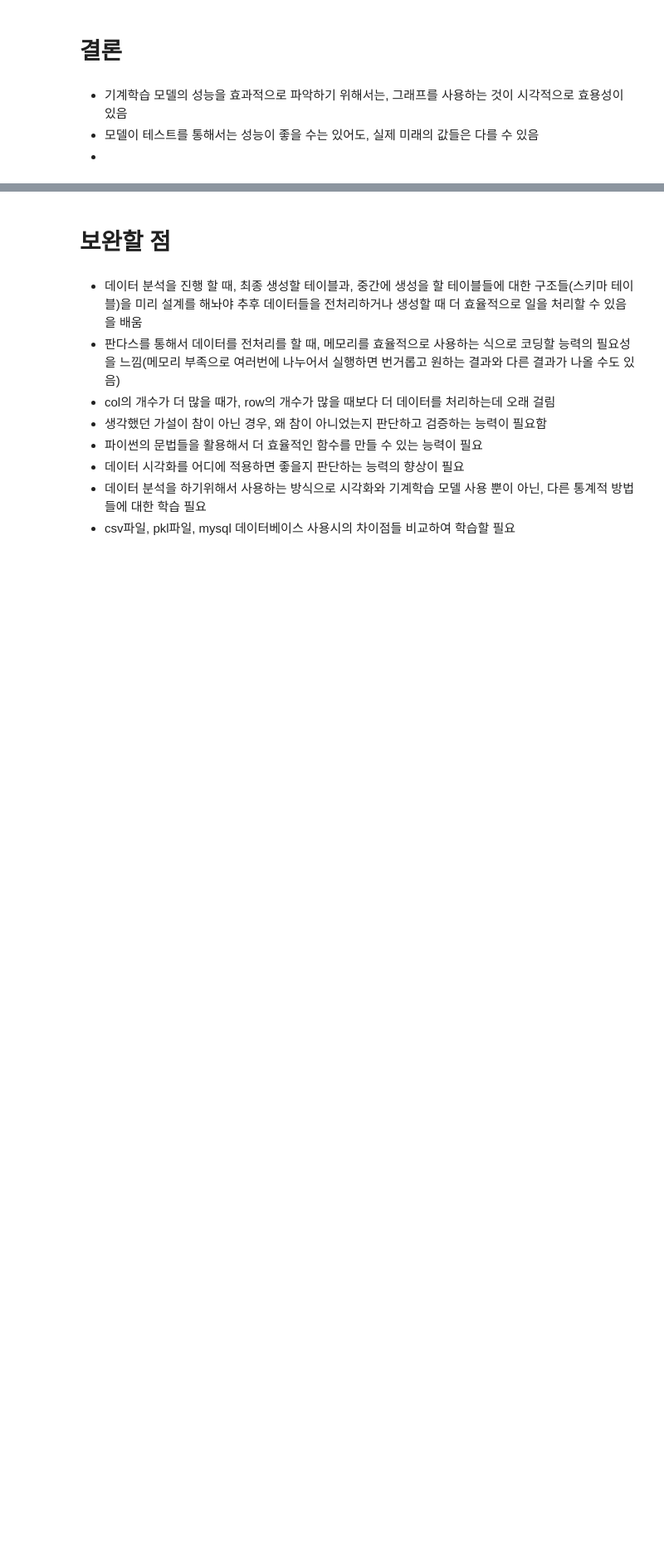
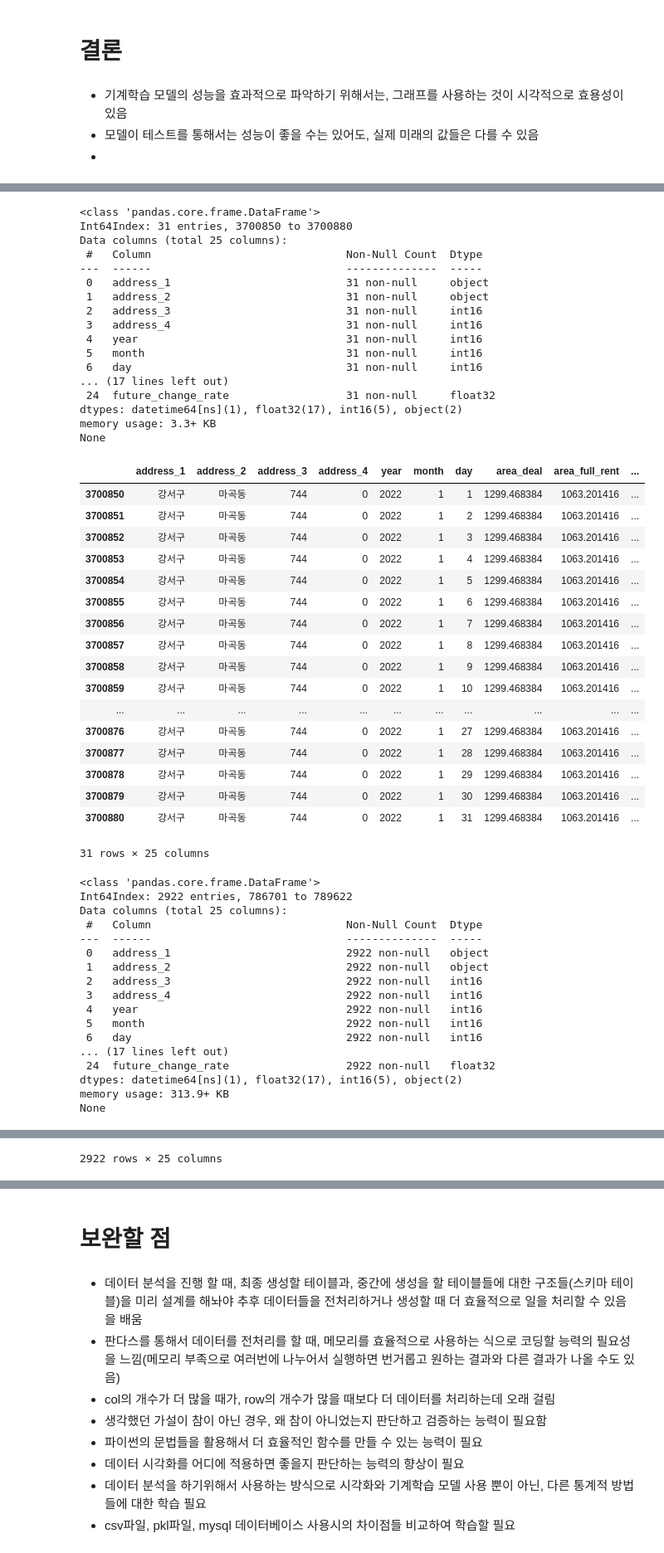
Before and after one commit to Ryong1998/house_price, a Jupyter notebook: EDA_file4.ipynb, the cells around one changed output, grey strips where cells are left out. Shown at 83% size. Drawn from its saved outputs; the diff is of its cells as text; code cells hidden in the pictures; blank space fills up the shorter version.

```diff
--- a/EDA_file4.ipynb
+++ b/EDA_file4.ipynb
@@ -2328,0 +2736,8 @@ fig.show()
+# %%
+import pandas as pd
+
+df_area_after = pd.read_pickle('/content/drive/MyDrive/house_price/after_data/ver_4/df_area_after.pkl')
+# %%
+df_area_after['address_0'] = df_area_after['address_1'] + ' ' + df_area_after['address_2'] + ' ' + df_area_after['address_3'].astype(str)+' ' +  df_area_after['address_4'].astype(str)
+apartment_list = list(df_area_after['address_0'].unique())
+apartment_list
@@ -2328,0 +2761,68 @@ fig.show()
+# %%
+from IPython.display import display
+def split_to_aparmtnet():
+  for i, apartment in enumerate(apartment_list[:50]):
+    df_temp = df_area_after.loc[(df_area_after['address_1']==apartment[0])&(df_area_after['address_2']==apartment[1])&(df_area_after['address_3']==apartment[2])&(df_area_after['address_4']==apartment[3]),:].copy()
+    print(df_temp.info())
+    display(df_temp)
+
+    # df 변수 삭제
+    del df_temp
+
+    # 가비지 컬렉션 실행
+    gc.collect()
+
+split_to_aparmtnet()
+# %% [output]
+<class 'pandas.core.frame.DataFrame'>
+Int64Index: 31 entries, 3700850 to 3700880
+Data columns (total 25 columns):
+ #   Column                              Non-Null Count  Dtype
+---  ------                              --------------  -----
+ 0   address_1                           31 non-null     object
+ 1   address_2                           31 non-null     object
+ 2   address_3                           31 non-null     int16
+ 3   address_4                           31 non-null     int16
+ 4   year                                31 non-null     int16
+ 5   month                               31 non-null     int16
+ 6   day                                 31 non-null     int16
+... (17 lines left out)
+ 24  future_change_rate                  31 non-null     float32
+dtypes: datetime64[ns](1), float32(17), int16(5), object(2)
+memory usage: 3.3+ KB
+None
+|  | address_1 | address_2 | address_3 | address_4 | year | month | day | area_deal | area_full_rent | ... |
+| 3700850 | 강서구 | 마곡동 | 744 | 0 | 2022 | 1 | 1 | 1299.468384 | 1063.201416 | ... |
+| 3700851 | 강서구 | 마곡동 | 744 | 0 | 2022 | 1 | 2 | 1299.468384 | 1063.201416 | ... |
+| 3700852 | 강서구 | 마곡동 | 744 | 0 | 2022 | 1 | 3 | 1299.468384 | 1063.201416 | ... |
+| 3700853 | 강서구 | 마곡동 | 744 | 0 | 2022 | 1 | 4 | 1299.468384 | 1063.201416 | ... |
+| 3700854 | 강서구 | 마곡동 | 744 | 0 | 2022 | 1 | 5 | 1299.468384 | 1063.201416 | ... |
+| 3700855 | 강서구 | 마곡동 | 744 | 0 | 2022 | 1 | 6 | 1299.468384 | 1063.201416 | ... |
+| 3700856 | 강서구 | 마곡동 | 744 | 0 | 2022 | 1 | 7 | 1299.468384 | 1063.201416 | ... |
+| 3700857 | 강서구 | 마곡동 | 744 | 0 | 2022 | 1 | 8 | 1299.468384 | 1063.201416 | ... |
+| 3700858 | 강서구 | 마곡동 | 744 | 0 | 2022 | 1 | 9 | 1299.468384 | 1063.201416 | ... |
+| 3700859 | 강서구 | 마곡동 | 744 | 0 | 2022 | 1 | 10 | 1299.468384 | 1063.201416 | ... |
+| ... | ... | ... | ... | ... | ... | ... | ... | ... | ... | ... |
+| 3700876 | 강서구 | 마곡동 | 744 | 0 | 2022 | 1 | 27 | 1299.468384 | 1063.201416 | ... |
+| 3700877 | 강서구 | 마곡동 | 744 | 0 | 2022 | 1 | 28 | 1299.468384 | 1063.201416 | ... |
+| 3700878 | 강서구 | 마곡동 | 744 | 0 | 2022 | 1 | 29 | 1299.468384 | 1063.201416 | ... |
+| 3700879 | 강서구 | 마곡동 | 744 | 0 | 2022 | 1 | 30 | 1299.468384 | 1063.201416 | ... |
+| 3700880 | 강서구 | 마곡동 | 744 | 0 | 2022 | 1 | 31 | 1299.468384 | 1063.201416 | ... |
+31 rows × 25 columns
+<class 'pandas.core.frame.DataFrame'>
+Int64Index: 2922 entries, 786701 to 789622
+Data columns (total 25 columns):
+ #   Column                              Non-Null Count  Dtype
+---  ------                              --------------  -----
+ 0   address_1                           2922 non-null   object
+ 1   address_2                           2922 non-null   object
+ 2   address_3                           2922 non-null   int16
+ 3   address_4                           2922 non-null   int16
+ 4   year                                2922 non-null   int16
+ 5   month                               2922 non-null   int16
+ 6   day                                 2922 non-null   int16
+... (17 lines left out)
+ 24  future_change_rate                  2922 non-null   float32
+dtypes: datetime64[ns](1), float32(17), int16(5), object(2)
+memory usage: 313.9+ KB
+None
@@ -2328,0 +2841 @@ fig.show()
+2922 rows × 25 columns
```
Also changed, not shown: parts of 61 cells of this notebook.
